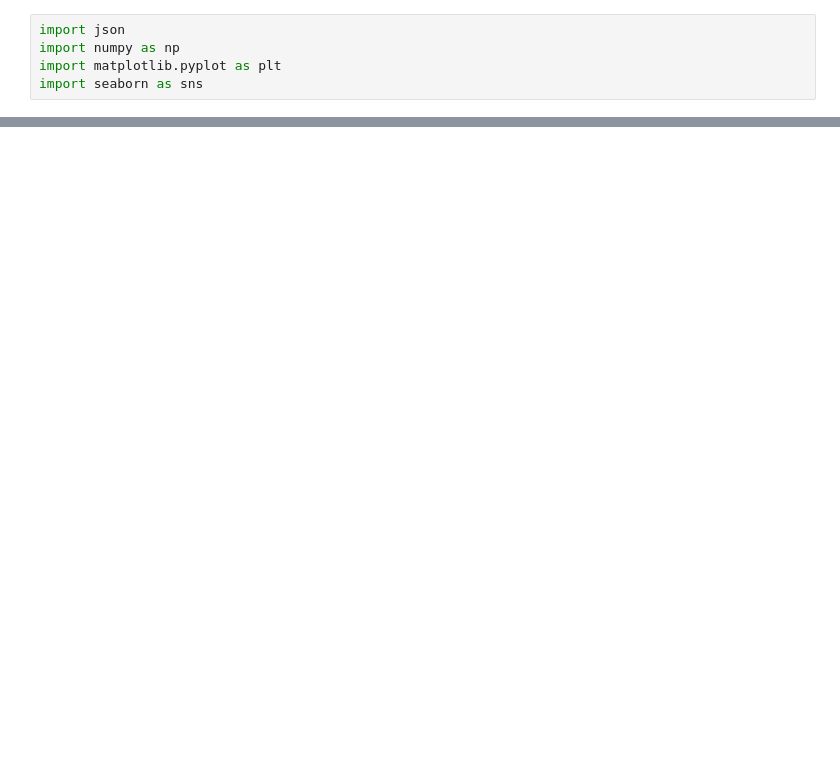
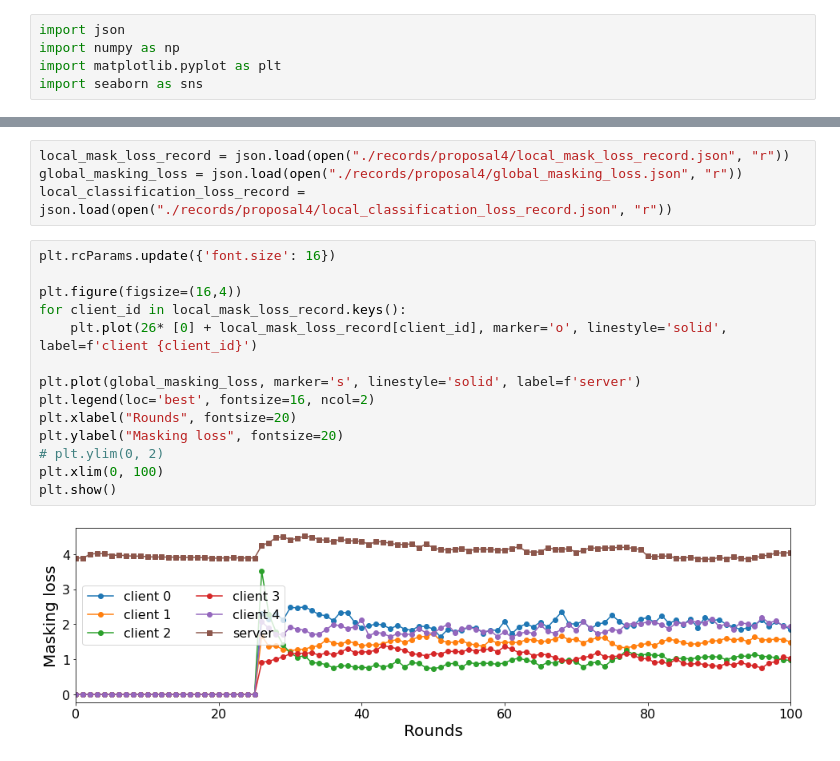
Before and after one commit to AIoT-Lab-BKAI/Hung-NN-verifiedFL, a Jupyter notebook: line_plot.ipynb, the cells around one changed output, grey strips where cells are left out. Cells and saved outputs as stored; diff of their text form; blank space fills up the shorter version.

```diff
--- a/line_plot.ipynb
+++ b/line_plot.ipynb
@@ -69,0 +58,20 @@ IndexError: Inconsistent shape between the condition and the input (got (10, 1)
+# %%
+local_mask_loss_record = json.load(open("./records/proposal4/local_mask_loss_record.json", "r"))
+global_masking_loss = json.load(open("./records/proposal4/global_masking_loss.json", "r"))
+local_classification_loss_record = json.load(open("./records/proposal4/local_classification_loss_record.json", "r"))
+# %%
+plt.rcParams.update({'font.size': 16})
+
+plt.figure(figsize=(16,4))
+for client_id in local_mask_loss_record.keys():
+    plt.plot(26* [0] + local_mask_loss_record[client_id], marker='o', linestyle='solid', label=f'client {client_id}')
+
+plt.plot(global_masking_loss, marker='s', linestyle='solid', label=f'server')
+plt.legend(loc='best', fontsize=16, ncol=2)
+plt.xlabel("Rounds", fontsize=20)
+plt.ylabel("Masking loss", fontsize=20)
+# plt.ylim(0, 2)
+plt.xlim(0, 100)
+plt.show()
+# %% [output]
+[figure, added]
```
Also changed, not shown: parts of 9 cells of this notebook, 9 other files.
